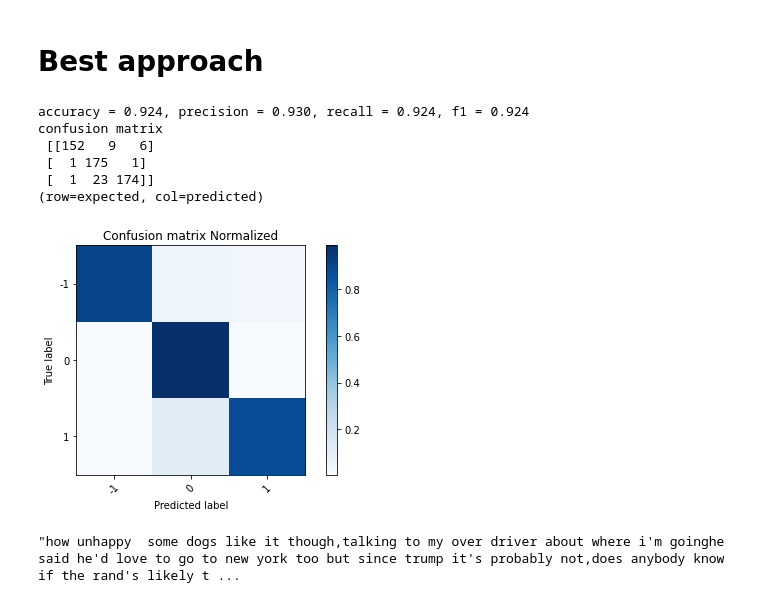
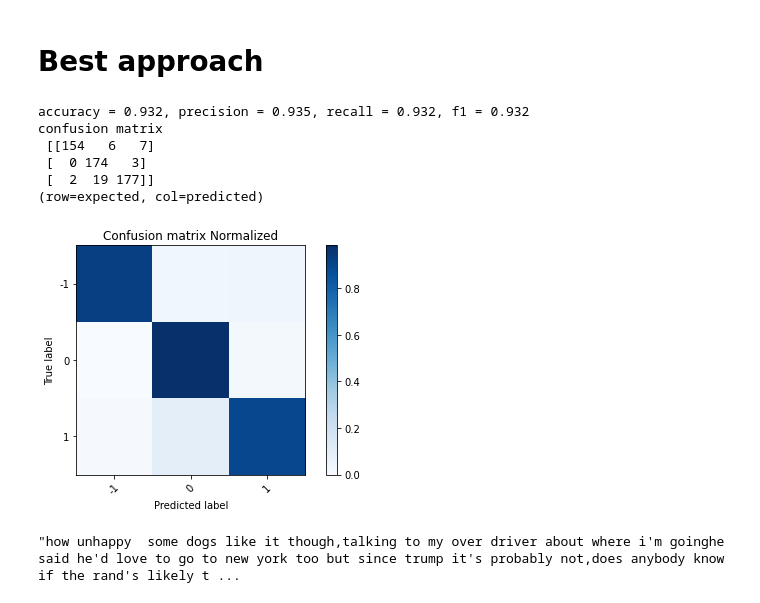
Before and after one commit to ruslannm/tweets, a Jupyter notebook: tweets.ipynb, the cells around one changed output. Drawn from its saved outputs; the diff is of its cells as text; code cells hidden in the pictures.

```diff
--- a/tweets.ipynb
+++ b/tweets.ipynb
@@ -194,12 +198,14 @@ def standardize_text(df, text_field):
     df[text_field] = df[text_field].str.replace(r"http\S+", "", regex=True)
     df[text_field] = df[text_field].str.replace(r"http", "", regex=True)
     df[text_field] = df[text_field].str.replace(r"@\S+", "", regex=True)
-    df[text_field] = df[text_field].str.replace(r"[^A-Za-z0-9(),!?@\'\`\"\_\n]", " ", regex=True)
+    df[text_field] = df[text_field].str.replace(
+        r"[^A-Za-z0-9(),!?@\'\`\"\_\n]", " ", regex=True)
     df[text_field] = df[text_field].str.replace(r"@", "at", regex=True)
     df[text_field] = df[text_field].str.replace(r",,", ",", regex=True)
     df[text_field] = df[text_field].str.lower()
     return df
 
+
 df = standardize_text(df, 'Text')
 df.head()
 # %% [output]
@@ -298,14 +306,15 @@ def get_top(encoded_doc, df=df, number=10):
     return sorted(top_pair, key=lambda tweet: tweet[2], reverse=True)[0:number]
 # %%
 APPROACHES = ['just tokenization', 'stemming', 'lemmatization',
-            'stemming+misspelling', 'lemmatization+misspelling', 'just tokenization without stopwords']
-encoded_docs = pd.DataFrame(data = None,
+              'stemming+misspelling', 'lemmatization+misspelling', 'just tokenization without stopwords']
+encoded_docs = pd.DataFrame(data=None,
                             index=APPROACHES,
                             columns=['0 or 1, if the word exists', 'word counts', 'TFIDF'])
 accuracy_matrix = encoded_docs.copy()
 roc_auc_matrix = encoded_docs.copy()
 y_predicted = encoded_docs.copy()
-mapping_columns = {'0 or 1, if the word exists':'binary', 'word counts':'count', 'TFIDF':'tfidf'}
+mapping_columns = {'0 or 1, if the word exists': 'binary',
+                   'word counts': 'count', 'TFIDF': 'tfidf'}
 # %%
 nltk.data.path.append(NLTK_PATH)
 nltk.download('punkt', download_dir=NLTK_PATH)
@@ -435,10 +455,10 @@ def plot_confusion_matrix(cm, title='Confusion matrix', cmap=plt.cm.Blues):
 def get_metrics(y_predicted, y_test):
     # true positives / (true positives+false positives)
     precision = precision_score(y_test, y_predicted, pos_label=None,
-                                    average='weighted')
+                                average='weighted')
     # true positives / (true positives + false negatives)
     recall = recall_score(y_test, y_predicted, pos_label=None,
-                              average='weighted')
+                          average='weighted')
 
     # harmonic mean of precision and recall
     f1 = f1_score(y_test, y_predicted, pos_label=None, average='weighted')
@@ -447,10 +467,11 @@ def get_metrics(y_predicted, y_test):
     accuracy = accuracy_score(y_test, y_predicted)
     return accuracy, precision, recall, f1
 
+
 def evaluate_prediction(predictions, target, title="Confusion matrix"):
     accuracy, precision, recall, f1 = get_metrics(target, predictions)
-    print("accuracy = %.3f, precision = %.3f, recall = %.3f, f1 = %.3f" % (accuracy, precision, recall, f1))
-#     print('accuracy %s' % accuracy_score(target, predictions))
+    print("accuracy = %.3f, precision = %.3f, recall = %.3f, f1 = %.3f" %
+          (accuracy, precision, recall, f1))
     cm = confusion_matrix(target, predictions, labels=my_classes)
     print('confusion matrix\n %s' % cm)
     print('(row=expected, col=predicted)')
@@ -465,13 +483,13 @@ mode = '0 or 1, if the word exists'
 # %%
-approach ='stemming+misspelling'
+approach = 'just tokenization without stopwords'
 mode = '0 or 1, if the word exists'
 evaluate_prediction(y_predicted.loc[approach, mode], y_test)
 # %% [output]
-accuracy = 0.924, precision = 0.930, recall = 0.924, f1 = 0.924
+accuracy = 0.932, precision = 0.935, recall = 0.932, f1 = 0.932
 confusion matrix
- [[152   9   6]
- [  1 175   1]
- [  1  23 174]]
+ [[154   6   7]
+ [  0 174   3]
+ [  2  19 177]]
 (row=expected, col=predicted)
-[figure, old version]
+[figure, new version]
 # %%
```
Also changed, not shown: parts of 22 cells of this notebook.
